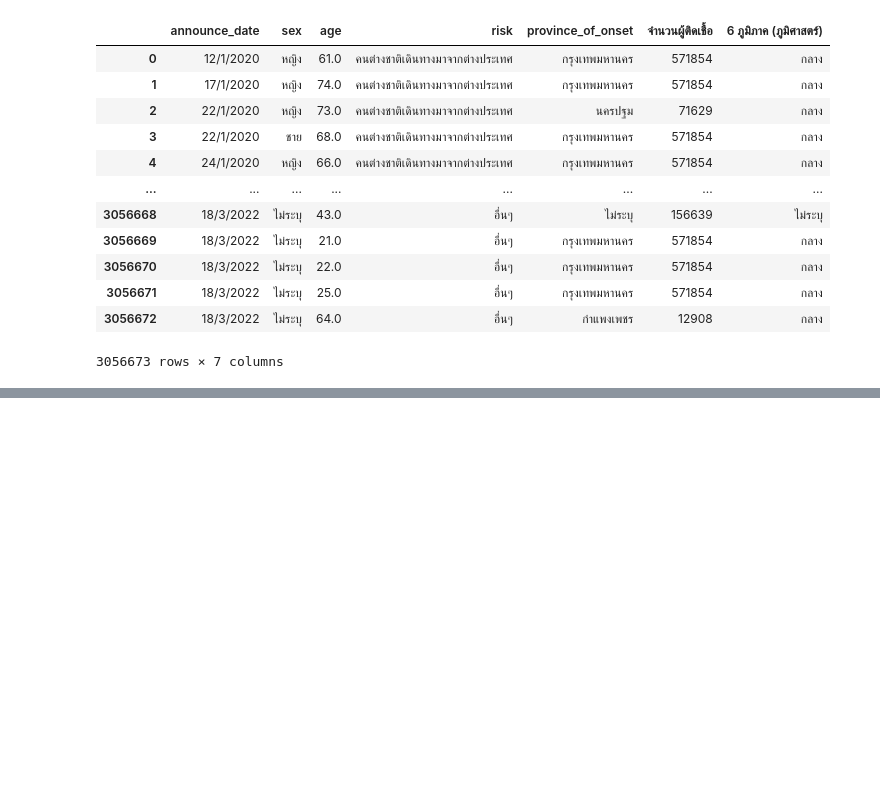
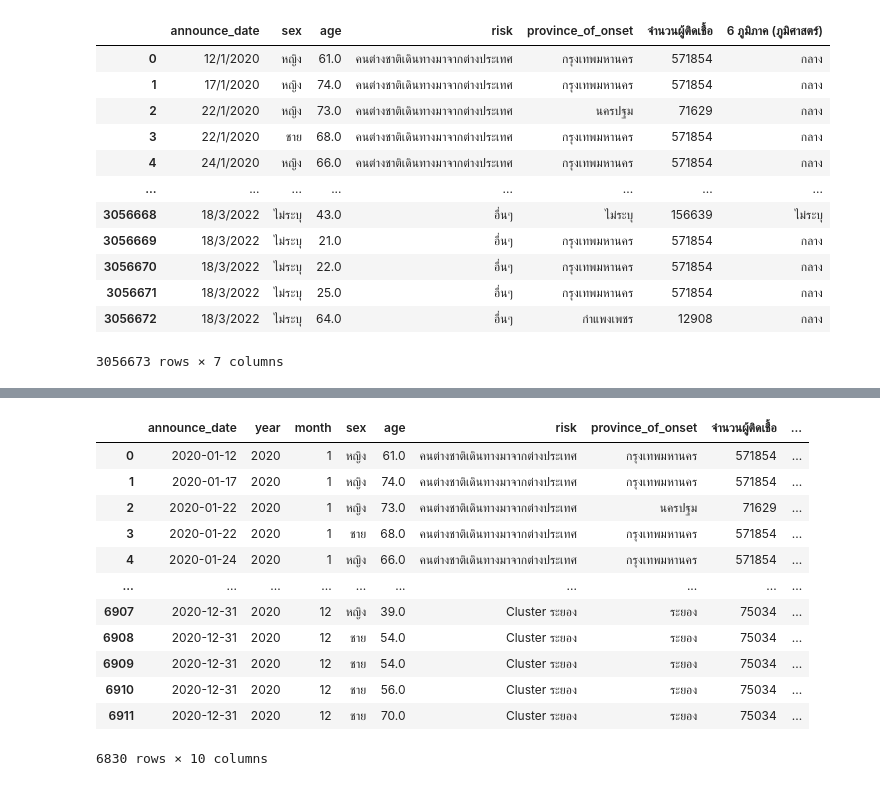
Before and after one commit to Thitichaya2000/data_viz_2022, a Jupyter notebook: Project.ipynb, the cells around one changed output, grey strips where cells are left out. Drawn from its saved outputs; the diff is of its cells as text; code cells hidden in the pictures; blank space fills up the shorter version.

```diff
--- a/Project.ipynb
+++ b/Project.ipynb
@@ -907,0 +1054,17 @@ data_cr_new
+# %%
+data_final_2020 = df_1[((df_1['month'] >= 1) & (df_1['month'] <= 12)) & (df_1['year'] == 2020)]
+data_final_2020
+# %% [output]
+|  | announce_date | year | month | sex | age | risk | province_of_onset | จำนวนผู้ติดเชื้อ | ... |
+| 0 | 2020-01-12 | 2020 | 1 | หญิง | 61.0 | คนต่างชาติเดินทางมาจากต่างประเทศ | กรุงเทพมหานคร | 571854 | ... |
+| 1 | 2020-01-17 | 2020 | 1 | หญิง | 74.0 | คนต่างชาติเดินทางมาจากต่างประเทศ | กรุงเทพมหานคร | 571854 | ... |
+| 2 | 2020-01-22 | 2020 | 1 | หญิง | 73.0 | คนต่างชาติเดินทางมาจากต่างประเทศ | นครปฐม | 71629 | ... |
+| 3 | 2020-01-22 | 2020 | 1 | ชาย | 68.0 | คนต่างชาติเดินทางมาจากต่างประเทศ | กรุงเทพมหานคร | 571854 | ... |
+| 4 | 2020-01-24 | 2020 | 1 | หญิง | 66.0 | คนต่างชาติเดินทางมาจากต่างประเทศ | กรุงเทพมหานคร | 571854 | ... |
+| ... | ... | ... | ... | ... | ... | ... | ... | ... | ... |
+| 6907 | 2020-12-31 | 2020 | 12 | หญิง | 39.0 | Cluster ระยอง | ระยอง | 75034 | ... |
+| 6908 | 2020-12-31 | 2020 | 12 | ชาย | 54.0 | Cluster ระยอง | ระยอง | 75034 | ... |
+| 6909 | 2020-12-31 | 2020 | 12 | ชาย | 54.0 | Cluster ระยอง | ระยอง | 75034 | ... |
+| 6910 | 2020-12-31 | 2020 | 12 | ชาย | 56.0 | Cluster ระยอง | ระยอง | 75034 | ... |
+| 6911 | 2020-12-31 | 2020 | 12 | ชาย | 70.0 | Cluster ระยอง | ระยอง | 75034 | ... |
+6830 rows × 10 columns
```
Also changed, not shown: parts of 35 cells of this notebook.
